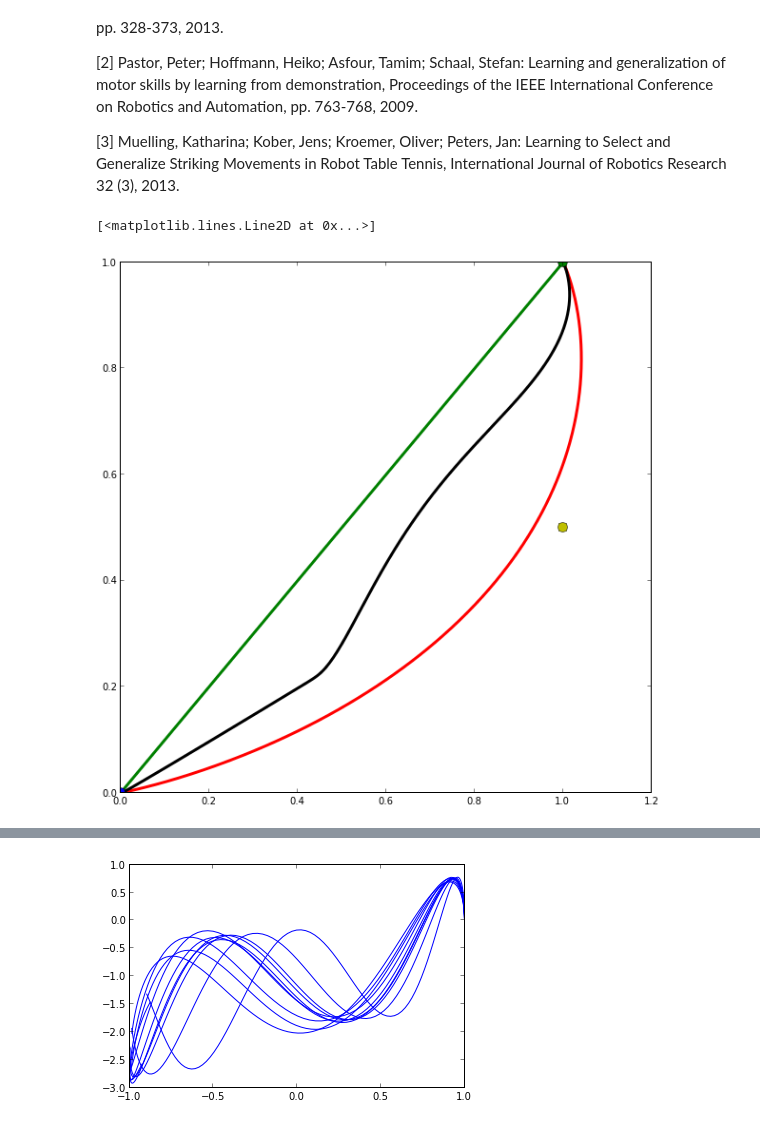
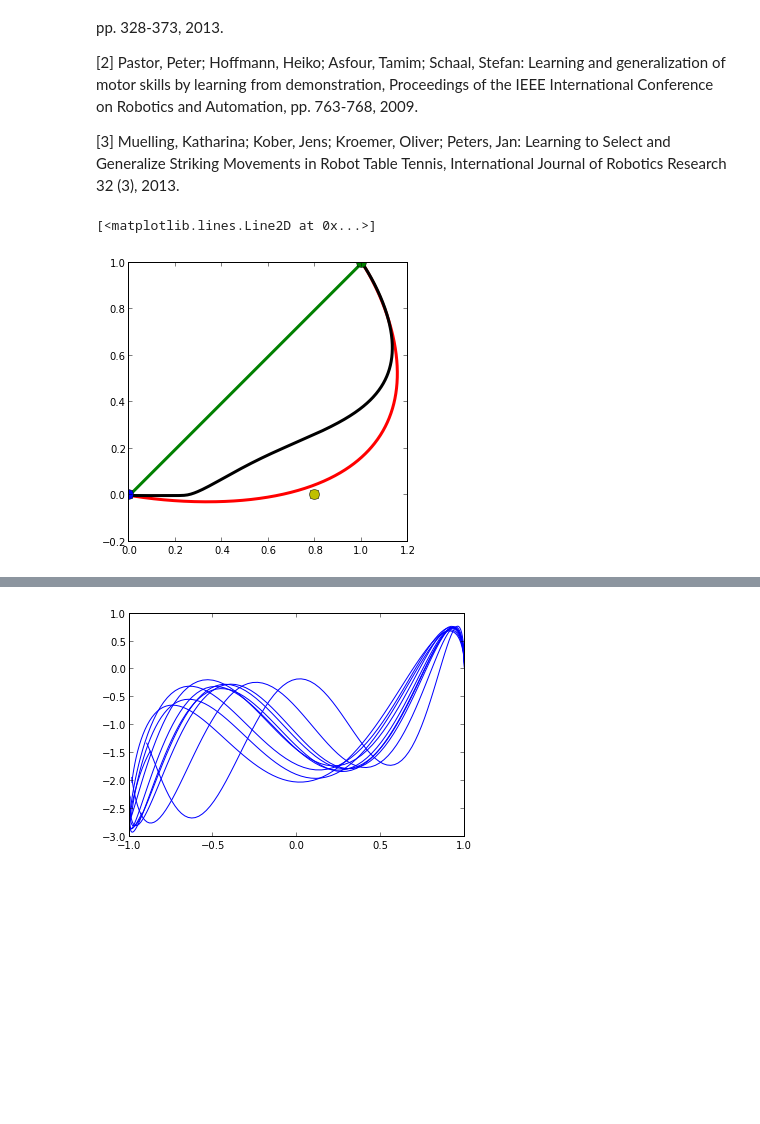
Before and after one commit to AlexanderFabisch/PyDMP, a Jupyter notebook: DMP.ipynb, the cells around one changed output, grey strips where cells are left out. Cells and saved outputs as stored; diff of their text form; code cells hidden in the pictures; blank space fills up the shorter version.

```diff
--- a/DMP.ipynb
+++ b/DMP.ipynb
@@ -47,12 +47,12 @@ x0 = array([0, 0], dtype=float64)
 g = array([1, 1], dtype=float64)
 tau = 1.0
 n_features = 50
-w = numpy.vstack((random.multivariate_normal(random.randn(n_features)*linspace(100, 1000, n_features),
-                  500*random.randn(n_features, n_features)),
-                  random.multivariate_normal(random.randn(n_features)*linspace(100, 1000, n_features),
-                  500*random.randn(n_features, n_features))))
+w = vstack((random.multivariate_normal(random.randn(n_features)*linspace(100, 2000, n_features),
+            500*random.randn(n_features, n_features)),
+            random.multivariate_normal(random.randn(n_features)*linspace(100, 2000, n_features),
+            500*random.randn(n_features, n_features))))
 # w = array([[0.0, -300.0, 200.0, 100.0], [-200.0, 0.0, -200.0, -500.0]])
-o = array([1.0, 0.5])
+o = array([0.8, 0.0])
 n_steps = 1000
 dt = tau / n_steps
 
@@ -81,33 +81,33 @@ def trajectory(dmp, shape, avoidance):
 
 def potential_field(dmp, t, v):
     X, Y = meshgrid(linspace(x_range[0], x_range[1], n_tics),
                     linspace(y_range[0], y_range[1], n_tics))
     pos = array((X, Y)).transpose((1, 2, 0))
     vel = ones_like(pos)
     for i in xrange(pos.shape[0]):
         for j in xrange(pos.shape[1]):
             vel[i, j] = v
     sd = dmp.spring_damper(x0, g, tau, dmp.phase(tau, n_steps, t), pos, vel)
     f = dmp.forcing_term(x0, g, tau, w, dmp.phase(tau, n_steps, t), pos)
     C = dmp.obstacle(o, pos, vel)
     acc = sd + f + C
     return X, Y, sd, f, C, acc
 
 
 G = trajectory(dmp, shape=False, avoidance=False)
 T = trajectory(dmp, shape=True, avoidance=False)
 O = trajectory(dmp, shape=True, avoidance=True)
 
-fig = figure(figsize=(10, 10))
+fig = figure(figsize=(5, 5))
 
 plot(G[:, 0], G[:, 1], lw=3, color="g")
 plot(T[:, 0], T[:, 1], lw=3, color="r")
 plot(O[:, 0], O[:, 1], lw=3, color="black")
 
 plot(x0[0], x0[1], "o", color="b", markersize=10)
 plot(g[0], g[1], "o", color="g", markersize=10)
 plot(o[0], o[1], "o", color="y", markersize=10)
 # %% [output]
 [<matplotlib.lines.Line2D at 0x...>]
-[figure, old version]
+[figure, new version]
 # %%
```
Also changed, not shown: parts of 1 cell of this notebook.
